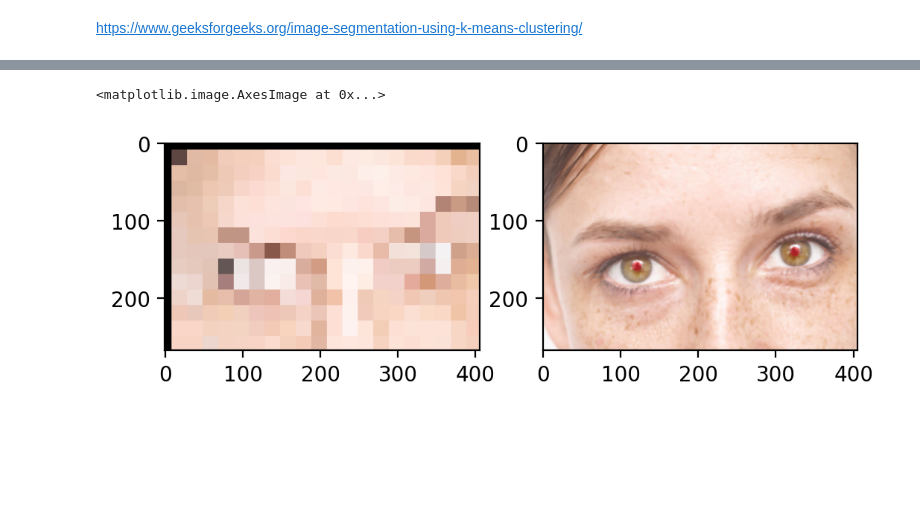
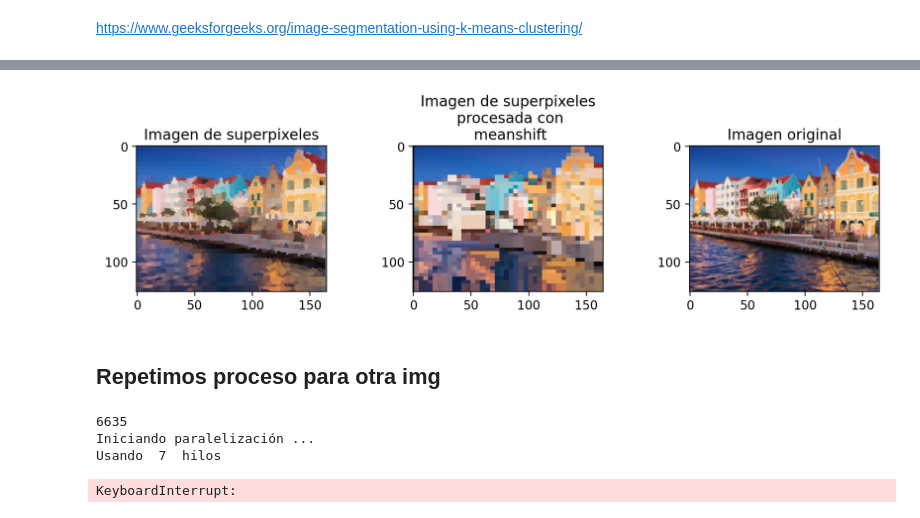
Before and after one commit to DaveAlsina/5toSemestre, a Jupyter notebook: vision_pc/proyectos/proyecto3/Cut-it_v3.ipynb, the cells around one changed output, grey strips where cells are left out. Drawn from its saved outputs; the diff is of its cells as text; code cells hidden in the pictures; blank space fills up the shorter version.

```diff
--- a/vision_pc/proyectos/proyecto3/Cut-it_v3.ipynb
+++ b/vision_pc/proyectos/proyecto3/Cut-it_v3.ipynb
@@ -284,5 +369,14 @@ pd.DataFrame.from_dict(modes, orient='index').drop_duplicates()
 # %%
-def draw_image_from_modes(original_im: np.ndarray, modes: dict):
+def draw_image_from_modes(original_im: np.ndarray,
+                          modes: dict,
+                          radiuos: float):
+
+    """
+        Con base a las etiqueas guardadas en el diccionario modes
+        y a la información del radio rellena la imagen
+        con los colores encontrados finalmente
+    """
+
 
     im = np.zeros(img.shape).astype("uint8")
 
@@ -293,13 +387,3 @@ def draw_image_from_modes(original_im: np.ndarray, modes: dict):
            i_centr[1] - (radiuos//2)-1:i_centr[1]+(radiuos//2), :] = original_im[f_centr[0], f_centr[1], :]
 
     return im
-# %%
-%matplotlib inline
-processed_im = draw_image_from_modes(original_im = img, modes = modes)
-fig, axs = plt.subplots(nrows=1, ncols=2, dpi=200)
-
-axs[0].imshow(processed_im)
-axs[1].imshow(img)
-# %% [output]
-<matplotlib.image.AxesImage at 0x...>
-[figure, removed]
@@ -305,0 +431,10 @@ axs[1].imshow(img)
+# %%
+%matplotlib inline
+plot_for_comparisson(original_im  = img,
+                     superpix_im = superpix_im,
+                     modes = modes,
+                     radious = radious)
+# %% [output]
+[figure, added]
+# %% [markdown]
+## Repetimos proceso para otra img
@@ -305,0 +451,22 @@ axs[1].imshow(img)
+# %%
+# radio de búsqueda
+radious = 5
+
+#porcentaje de la cantidad total de pixeles
+#que van a ser usados para crear super pixeles
+percentaje = 0.08
+
+#numero de super pixeles para hacer la segmentación
+npix = int(superpix_im.shape[0] * superpix_im.shape[1] * percentaje)
+print(npix)
+
+modes = find_modes(img = superpix_im,
+                   radious = radious,
+                   nsuper_pix = npix,
+                   max_iter = 25,
+                   e_tol = 0.05)
+# %% [output]
+6635
+Iniciando paralelización ...
+Usando  7  hilos
+KeyboardInterrupt:
```
Also changed, not shown: parts of 22 cells of this notebook, 1 other file.
